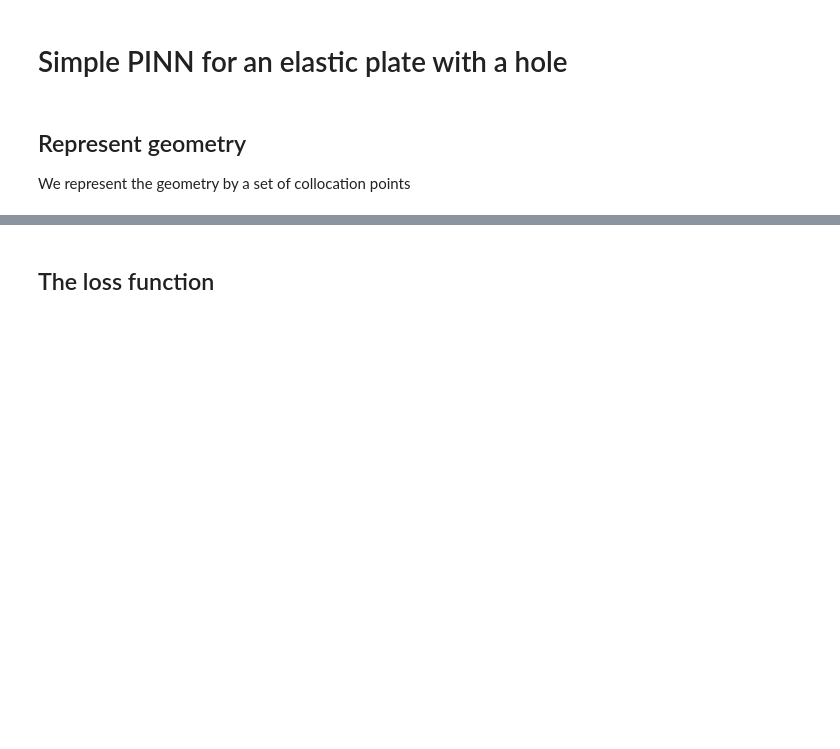
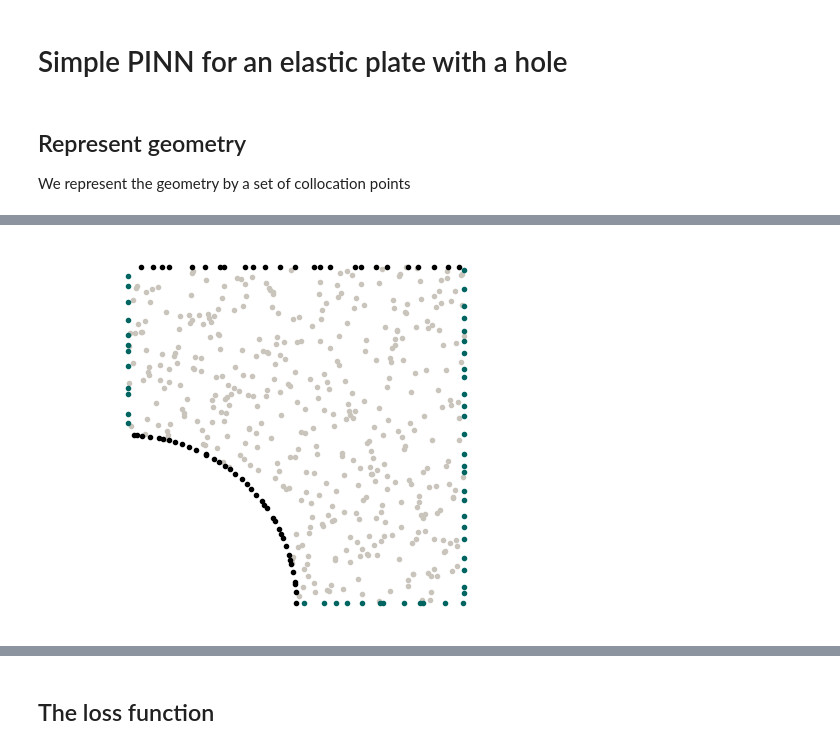
Before and after one commit to meyer-nils/numerical_examples, a Jupyter notebook: plate_hole_2d/tensorflow.ipynb, the cells around one changed output, grey strips where cells are left out. Drawn from its saved outputs; the diff is of its cells as text; code cells hidden in the pictures; blank space fills up the shorter version.

```diff
--- a/plate_hole_2d/tensorflow.ipynb
+++ b/plate_hole_2d/tensorflow.ipynb
@@ -46,3 +7,74 @@ plt.axis("equal");
+# %%
+import numpy as np
+from scipy.stats import qmc
+import matplotlib.pyplot as plt
+import tensorflow as tf
+from tensorflow import keras
+from tqdm import tqdm
+
+from global_constants import L, R, EPS0, MU, LBD
+
+# Edge samples
+N = 25
+# Number of collocation points
+M = 500
+
+
+def sample_domain():
+    # Create collocation points
+    points = qmc.LatinHypercube(d=2).random(M)
+    mask = (points[:, 0] ** 2 + points[:, 1] ** 2) > R**2
+    collocation = points[mask].astype(np.float32)
+
+    # Top boundary
+    x_top = L * qmc.LatinHypercube(d=1).random(N)
+    y_top = L * np.ones((N, 1))
+    top = np.concatenate((x_top, y_top), axis=1).astype(np.float32)
+
+    # Right boundary
+    x_right = L * np.ones((N, 1))
+    y_right = L * qmc.LatinHypercube(d=1).random(N)
+    right = np.concatenate((x_right, y_right), axis=1).astype(np.float32)
+
+    # Bottom boundary
+    NN = int(N * (L - R) / L)
+    rand_samp = qmc.LatinHypercube(d=1).random(NN)
+    x_bottom = R + (L - R) * rand_samp
+    y_bottom = np.zeros((NN, 1))
+    bottom = np.concatenate((x_bottom, y_bottom), axis=1).astype(np.float32)
+    # Left boundary
+    NN = int(N * (L - R) / L)
+    rand_samp = qmc.LatinHypercube(d=1).random(NN)
+    x_left = np.zeros((NN, 1))
+    y_left = R + (L - R) * rand_samp
+    left = np.concatenate((x_left, y_left), axis=1).astype(np.float32)
+
+    # Hole boundary
+    rand_samp = qmc.LatinHypercube(d=1).random(int(N * np.pi * R / L)).ravel()
+    phi = 0.5 * np.pi * rand_samp
+    x_hole = R * np.cos(phi)
+    y_hole = R * np.sin(phi)
+    n_hole = np.stack([-R * np.cos(phi), -R * np.sin(phi)]).T
+    n_hole = n_hole / np.linalg.norm(n_hole, axis=1)[:, None]
+    hole = np.stack([x_hole, y_hole], axis=1).astype(np.float32)
+
+    return collocation, top, bottom, left, right, hole, n_hole
+
+
+collocation, top, bottom, left, right, hole, n_hole = sample_domain()
+
+# Visualize geometry (Dirichlet blue, Neumann red)
+plt.plot(*collocation.T, ".", color="#C9C5BC")
+plt.plot(*top.T, ".", color="black")
+plt.plot(*bottom.T, ".", color="#006561")
+plt.plot(*left.T, ".", color="#006561")
+plt.plot(*right.T, ".", color="#006561")
+plt.plot(*hole.T, ".", color="black")
+plt.axis("equal")
+plt.axis("off")
+plt.show()
+# %% [output]
+[figure, added]
 # %% [markdown]
 ## The ANN model that approximates the displacement field
 
```
Also changed, not shown: parts of 14 cells of this notebook, 1 other file.
